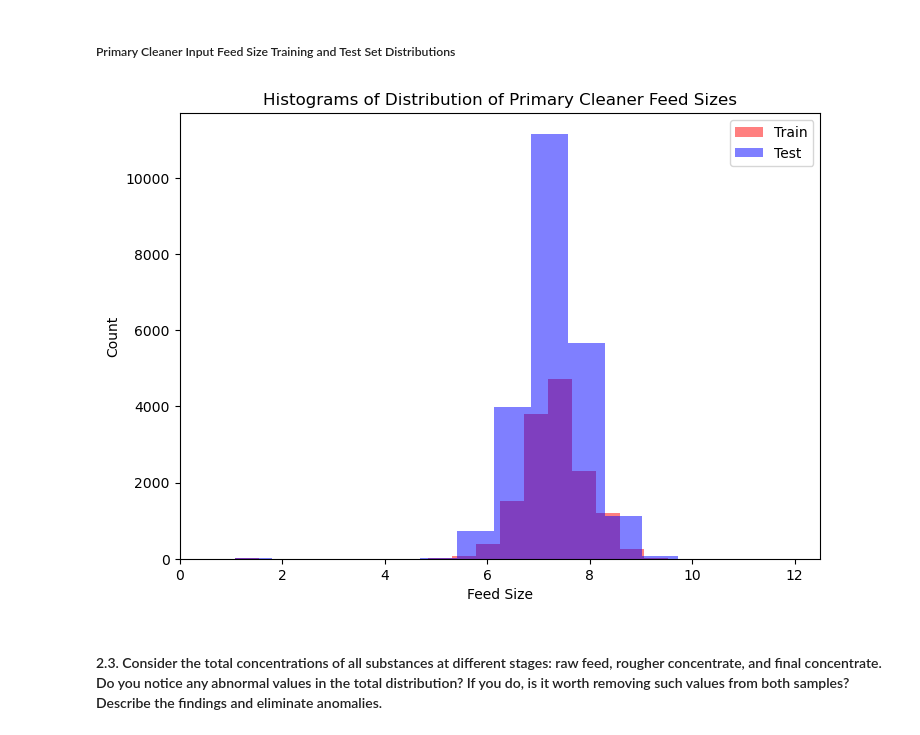
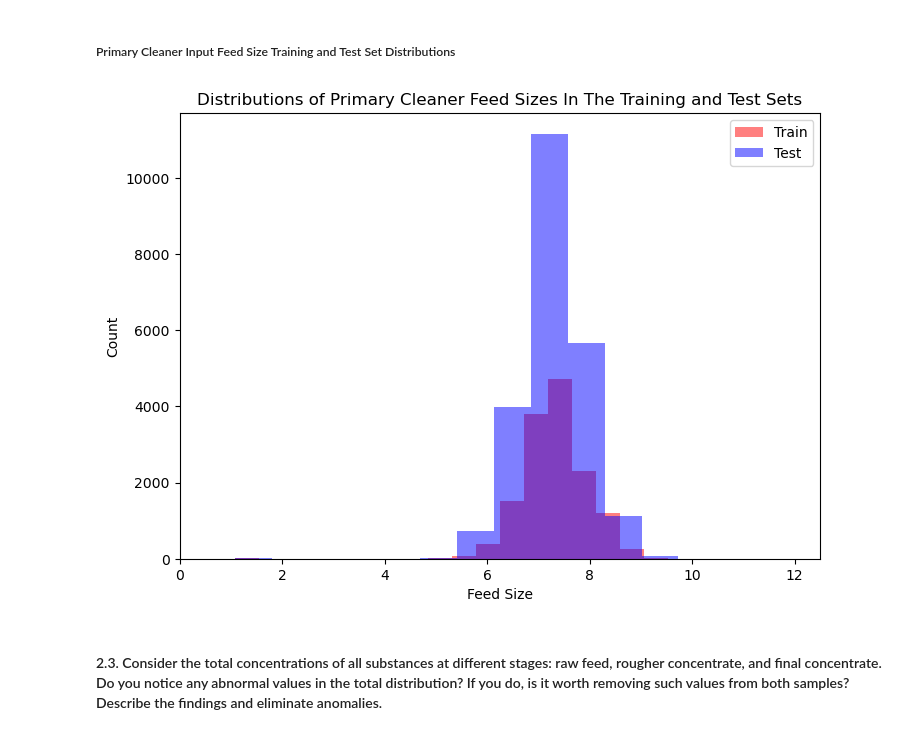
Before and after one commit to BLacuesta3/Sprint-10-Project, a Jupyter notebook: Sprint 10 Project Notebook.ipynb, the cells around one changed output. Drawn from its saved outputs; the diff is of its cells as text; code cells hidden in the pictures.

```diff
--- a/Sprint 10 Project Notebook.ipynb
+++ b/Sprint 10 Project Notebook.ipynb
@@ -665,21 +665,21 @@ plt.show()
 # %%
 #Use matplotlib to create a histogram that displays the difference in distribution between the 'primary_cleaner.input.feed_size'
 #column values in the training set and in the test set.
 plt.figure(figsize=(14, 10))
 plt.subplot(2, 2, 2)
 plt.hist(pc_feed_train, bins=20, alpha=0.5, label='Train', color='red')
 plt.hist(pc_feed_test, bins=20, alpha=0.5, label='Test', color='blue')
 plt.legend(loc='upper right')
 
-plt.title("Histograms of Distribution of Primary Cleaner Feed Sizes")
+plt.title("Distributions of Primary Cleaner Feed Sizes In The Training and Test Sets")
 plt.xlabel("Feed Size")
 plt.ylabel("Count")
 plt.xlim(0, 12.5)
 
 plt.tight_layout()
 plt.show()
 # %% [output]
-[figure, old version]
+[figure, new version]
 # %% [markdown]
 #### 2.3. Consider the total concentrations of all substances at different stages: raw feed, rougher concentrate, and final concentrate. Do you notice any abnormal values in the total distribution? If you do, is it worth removing such values from both samples? Describe the findings and eliminate anomalies.
 # %%
```
Also changed, not shown: parts of 1 cell of this notebook.
